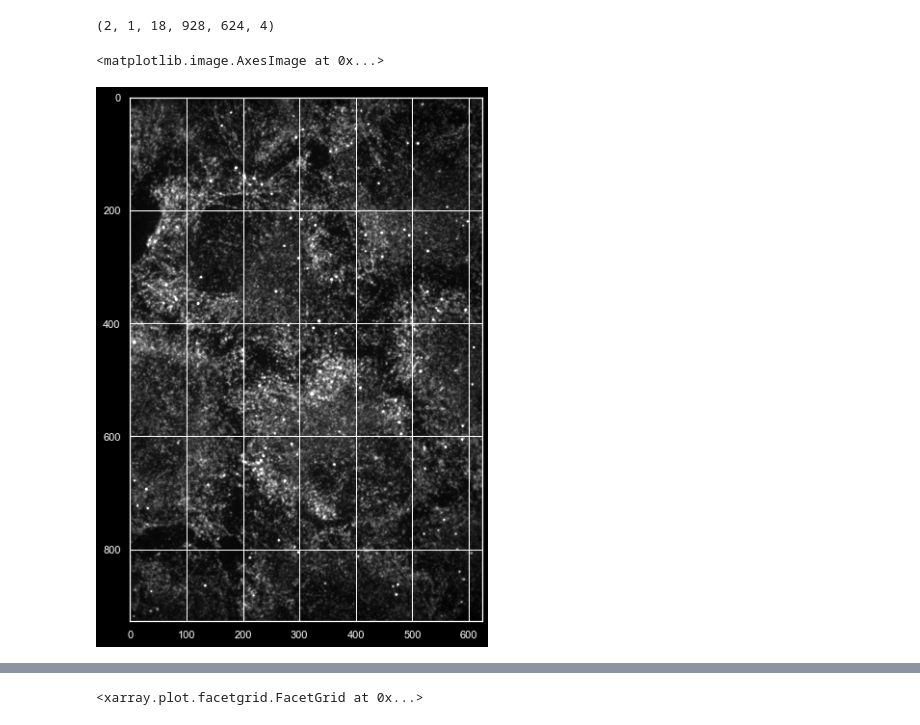
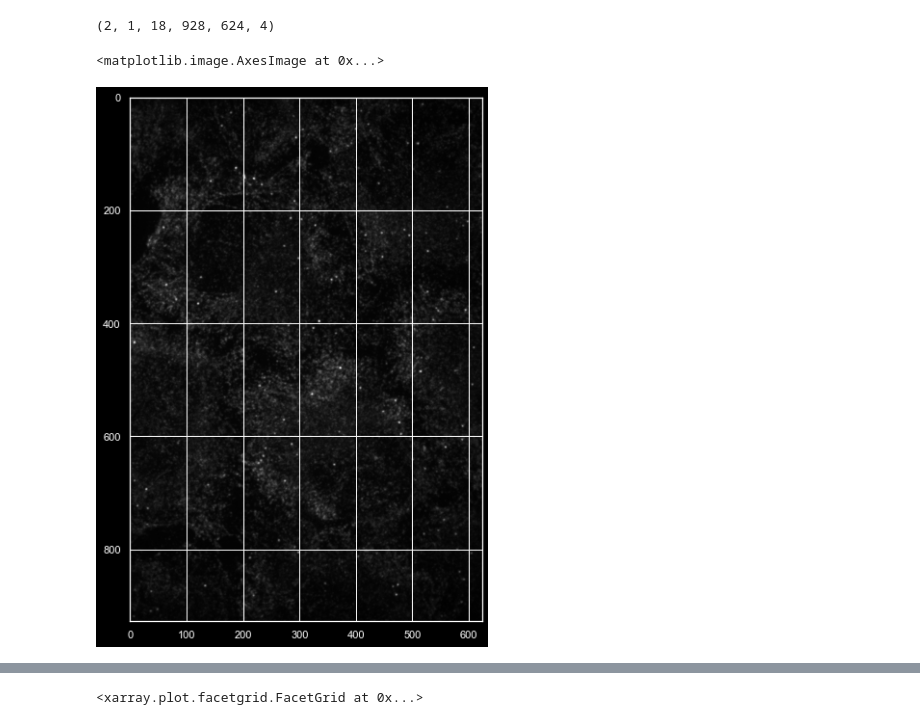
Before and after one commit to Colorado-State-University-Stasevich-Lab/croparray, a Jupyter notebook: notebooks/ToolDevelopment.ipynb, the cells around one changed output, grey strips where cells are left out. Saved outputs shown, nothing was run; the diff lists cells and outputs as text; code cells hidden in the pictures.

```diff
--- a/notebooks/ToolDevelopment.ipynb
+++ b/notebooks/ToolDevelopment.ipynb
@@ -294,11 +408,11 @@ video.shape
 # %%
 # Just examining one of the images
 f = plt.figure(figsize=(10,10))
 myimg=np.max(video_2.squeeze(),axis=0)[:,:,2]
-plt.imshow(myimg,cmap='gray',vmin=1000, vmax=20000)
+plt.imshow(myimg,cmap='gray')
 # %% [output]
 <matplotlib.image.AxesImage at 0x...>
-[figure, old version]
+[figure, new version]
 # %%
 my_ca = ca.create_crop_array(video,spots,xy_pad=5)
 my_ca
```
Also changed, not shown: parts of 50 cells of this notebook, 3 other files.
